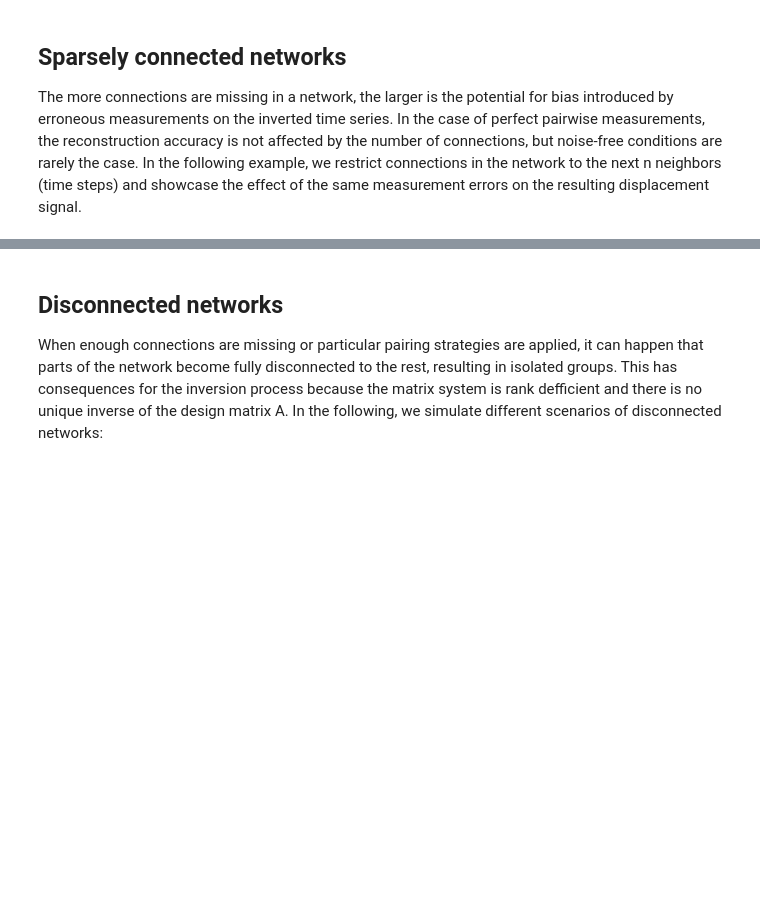
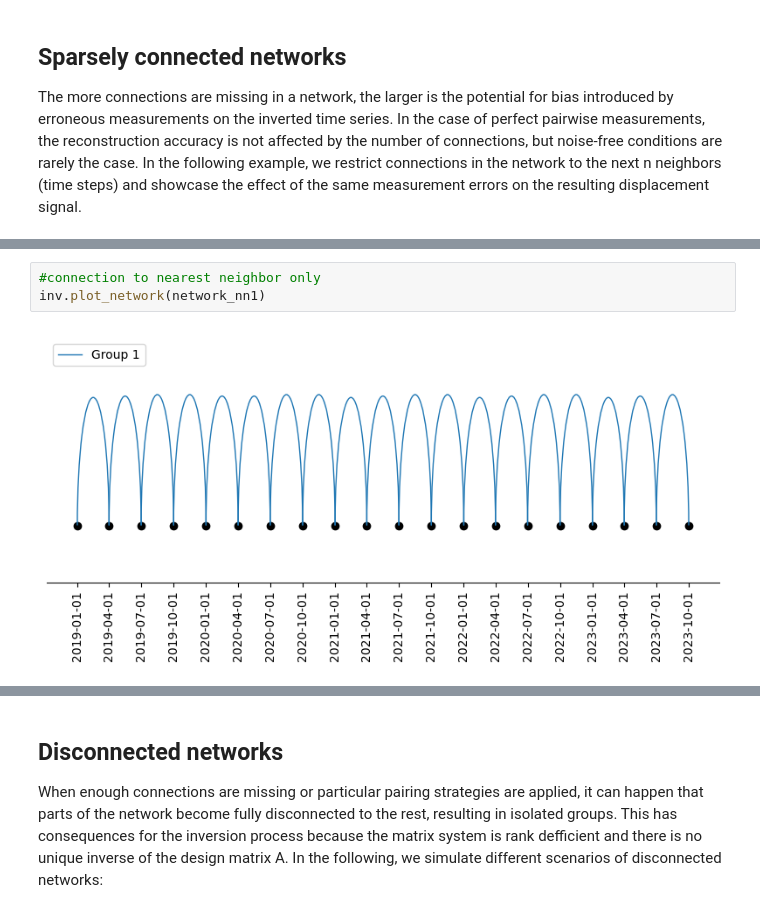
Before and after one commit to UP-RS-ESP/timeseries_inversion, a Jupyter notebook: timeseries_inversion_sparse_and_disconnected_networks.ipynb, the cells around one changed output, grey strips where cells are left out. Cells and saved outputs as stored; diff of their text form; blank space fills up the shorter version.

```diff
--- a/timeseries_inversion_sparse_and_disconnected_networks.ipynb
+++ b/timeseries_inversion_sparse_and_disconnected_networks.ipynb
@@ -85,0 +83,5 @@ Number of disconnected groups in network: 1
+# %%
+#connection to nearest neighbor only
+inv.plot_network(network_nn1)
+# %% [output]
+[figure, added]
```
Also changed, not shown: parts of 6 cells of this notebook, 4 other files.
